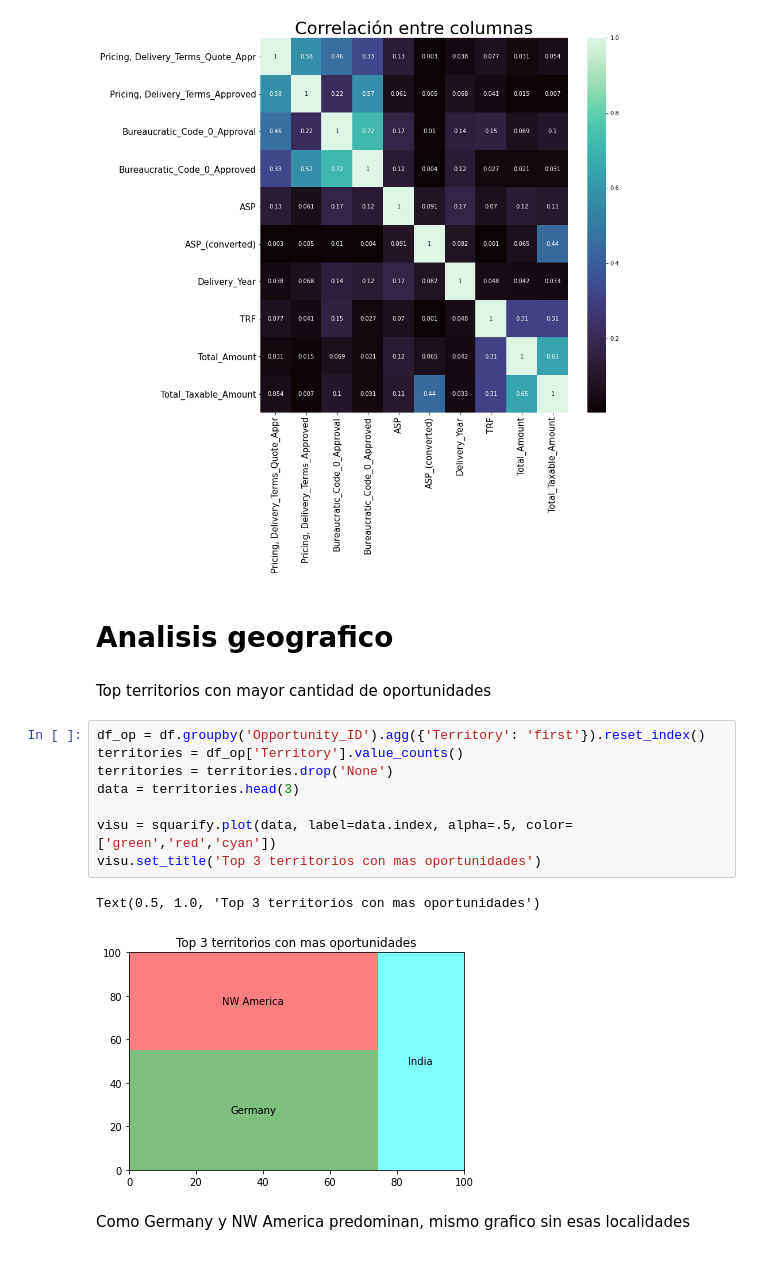
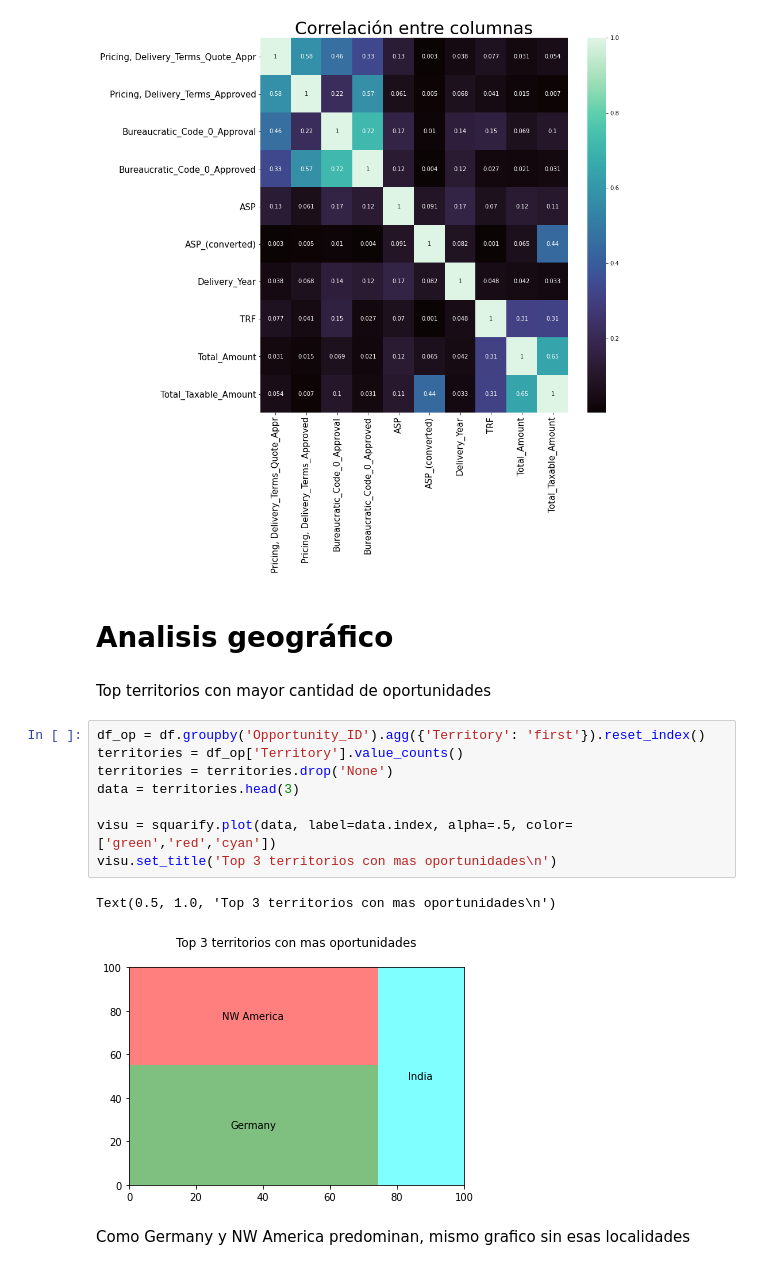
Before and after one commit to FernandoSinisi/Orga-Datos-2C-2020, a Jupyter notebook: TP1/Graficos.ipynb, the cells around one changed output. Cells and saved outputs as stored; diff of their text form.

```diff
--- a/TP1/Graficos.ipynb
+++ b/TP1/Graficos.ipynb
@@ -86,20 +86,20 @@ ax.tick_params(axis='y', rotation=0)
 # %% [output]
 [figure]
 # %% [markdown]
-# Analisis geografico
+# Analisis geográfico
 # %% [markdown]
 Top territorios con  mayor cantidad de oportunidades
 # %%
 df_op = df.groupby('Opportunity_ID').agg({'Territory': 'first'}).reset_index()
 territories = df_op['Territory'].value_counts()
 territories = territories.drop('None')
 data = territories.head(3)
 
 visu = squarify.plot(data, label=data.index, alpha=.5, color=['green','red','cyan'])
-visu.set_title('Top 3 territorios con mas oportunidades')
+visu.set_title('Top 3 territorios con mas oportunidades\n')
 # %% [output]
-Text(0.5, 1.0, 'Top 3 territorios con mas oportunidades')
+Text(0.5, 1.0, 'Top 3 territorios con mas oportunidades\n')
-[figure, old version]
+[figure, new version]
 # %% [markdown]
 Como Germany y NW America predominan, mismo grafico sin esas localidades
 # %% [markdown]
```
Also changed, not shown: parts of 10 cells of this notebook.
